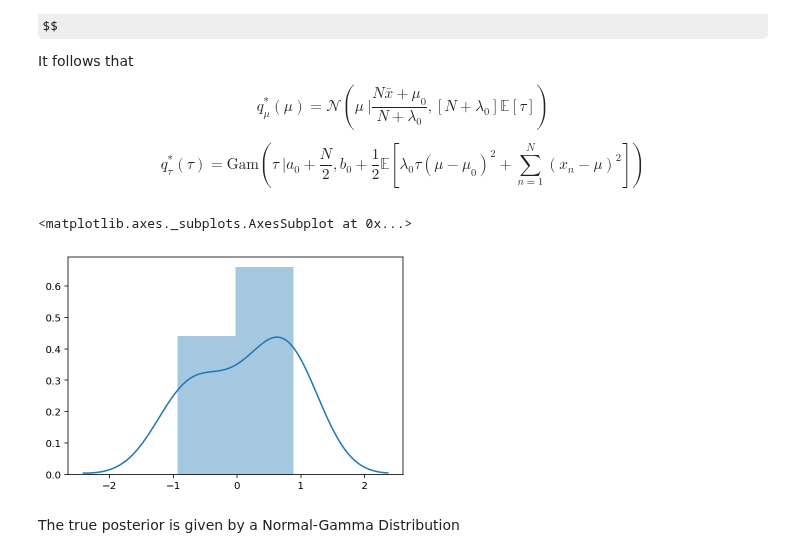
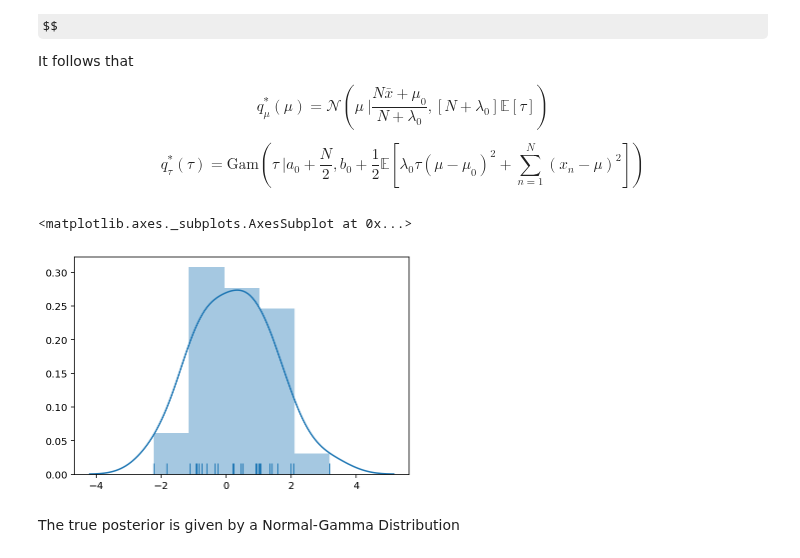
Before and after one commit to gerdm/prml, a Jupyter notebook: chapter10/variational-univariate-gaussian.ipynb, the cells around one changed output. Saved outputs shown, nothing was run; the diff lists cells and outputs as text; code cells hidden in the pictures; some formulas as TeX source.

```diff
--- a/chapter10/variational-univariate-gaussian.ipynb
+++ b/chapter10/variational-univariate-gaussian.ipynb
@@ -47,15 +47,15 @@ $$
 $$
 # %%
 seed(314)
-N = 10
-mu, tau = 0, 1
+N = 30
+mu, tau = 0, 0.7
 sigma = np.sqrt(1 / tau)
 D = normal(loc=mu, scale=sigma, size=N)
 
-sns.distplot(D)
+sns.distplot(D, rug=True)
 # %% [output]
 <matplotlib.axes._subplots.AxesSubplot at 0x...>
-[figure, old version]
+[figure, new version]
 # %% [markdown]
 The true posterior is given by a Normal-Gamma Distribution
 # %%
```
Also changed, not shown: parts of 5 cells of this notebook.
